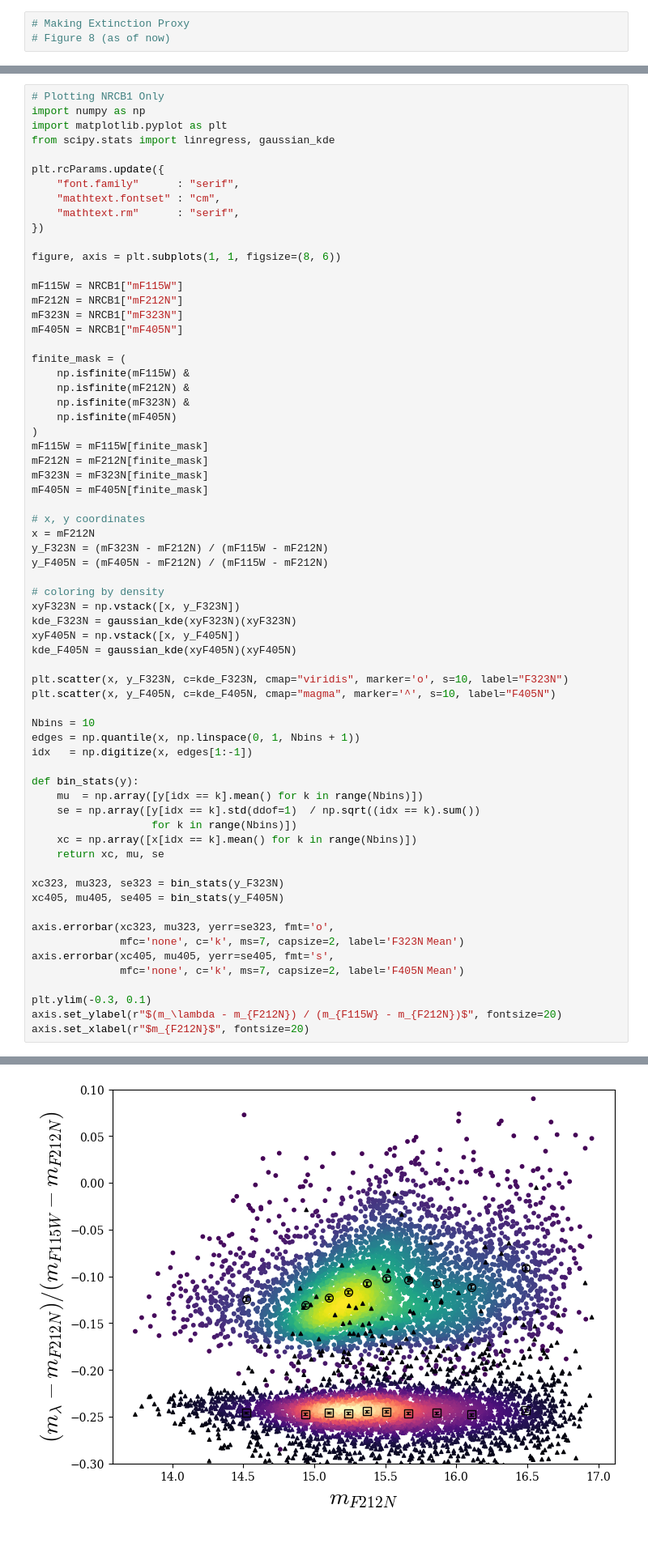
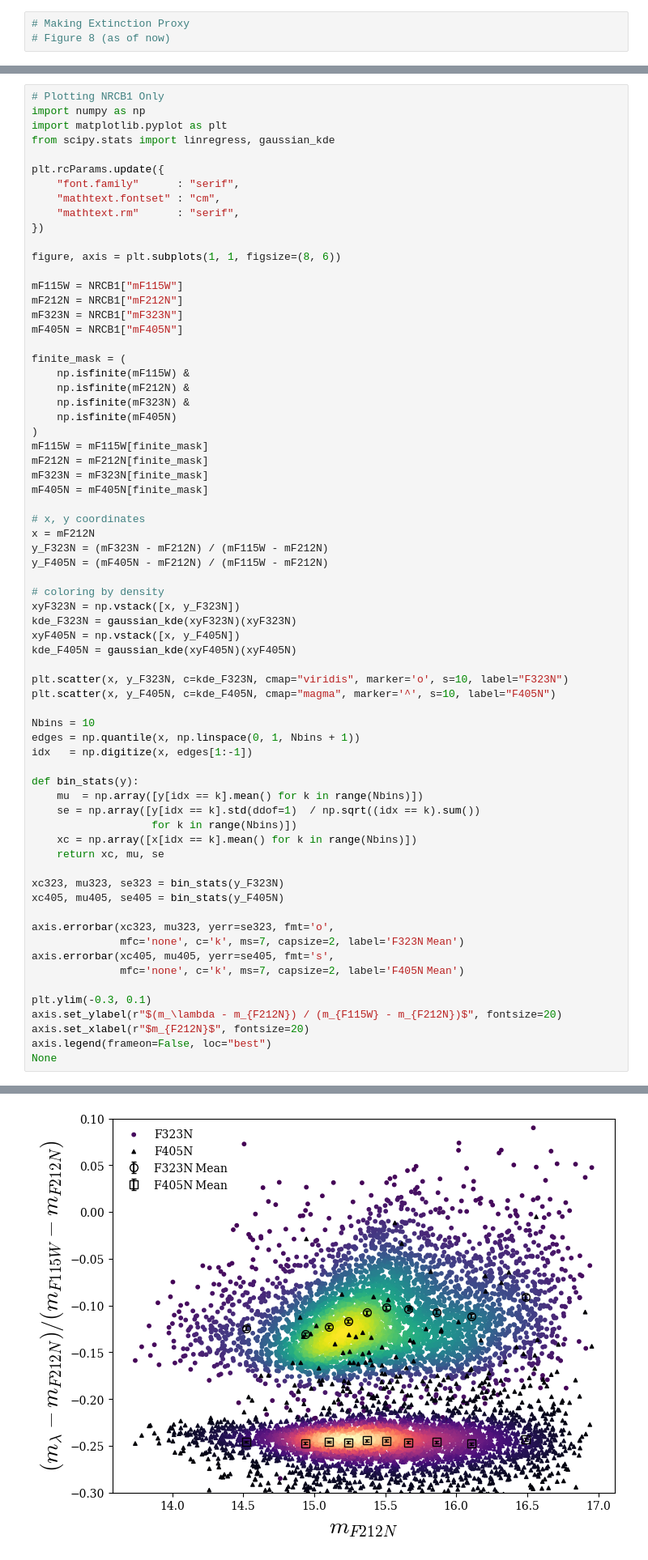
Before and after one commit to devdeliw/muLab, a Jupyter notebook: main/notebooks/ExtinctionProxy.ipynb, the cells around one changed output, grey strips where cells are left out. Shown: that part at 81% size. Saved outputs shown, nothing was run; the diff lists cells and outputs as text.

Commit message:
proxy plot notebook

```diff
--- a/main/notebooks/ExtinctionProxy.ipynb
+++ b/main/notebooks/ExtinctionProxy.ipynb
@@ -83,4 +83,6 @@ axis.errorbar(xc405, mu405, yerr=se405, fmt='s',
 plt.ylim(-0.3, 0.1)
 axis.set_ylabel(r"$(m_\lambda - m_{F212N}) / (m_{F115W} - m_{F212N})$", fontsize=20)
 axis.set_xlabel(r"$m_{F212N}$", fontsize=20)
+axis.legend(frameon=False, loc="best")
+None
 # %% [output]
@@ -88,4 +89,4 @@ Text(0.5, 0, '$m_{F212N}$')
-[figure, old version]
+[figure, new version]
 # %%
 # Is the upward drift from F323N real or within photometric erros?
 import tqdm
```
Also changed, not shown: parts of 1 cell of this notebook.
